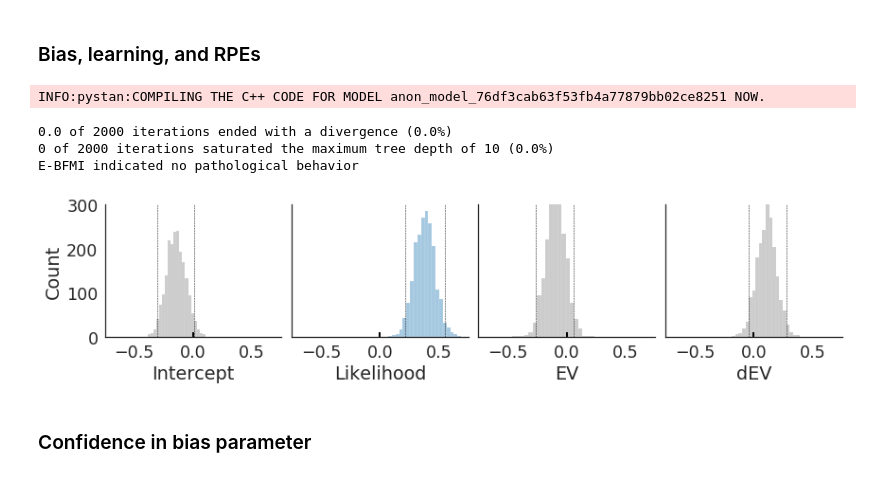
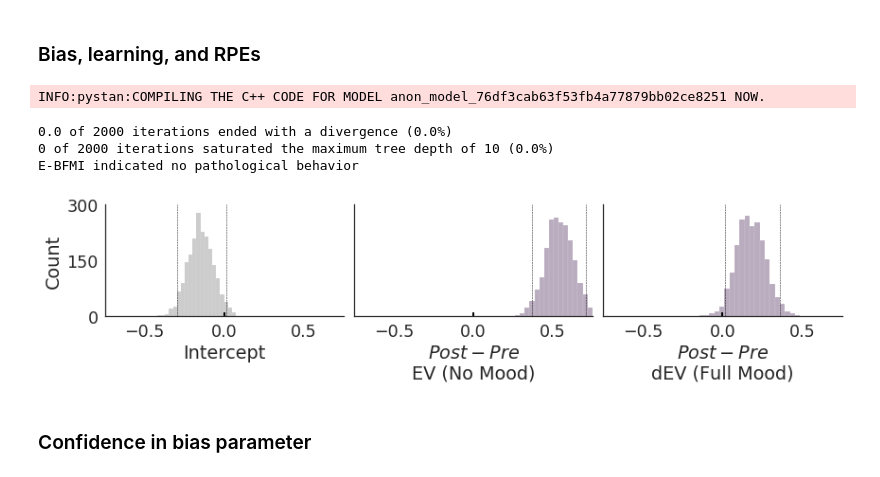
Before and after one commit to szorowi1/pni-rotations, a Jupyter notebook: 5_centeredRL.ipynb, the cells around one changed output. Cells and saved outputs as stored; diff of their text form; code cells hidden in the pictures.

```diff
--- a/5_centeredRL.ipynb
+++ b/5_centeredRL.ipynb
@@ -505,30 +505,37 @@ for ix in np.arange(2):
 ### Compute block differences.
 #~~~~~~~~~~~~~~~~~~~~~~~~~~~~~~~~~~~~~~~~~~#
 
-## Sum RPEs within blocks.
-Q = Q.reshape(2,fit['N'],3,3).sum(axis=-1)
+## Reshape.
+Q = Q.reshape(2,fit['N'],3,3)
 
 ## Compute difference across blocks.
-b12 = Q[...,1] - Q[...,0]
-b13 = Q[...,2] - Q[...,0]
-_, n_subject = b12.shape
+b12 = (Q[:,:,1] - Q[:,:,0]).reshape(2, fit['N'] * 3)
+b13 = (Q[:,:,2] - Q[:,:,0]).reshape(2, fit['N'] * 3)
 
 ## Assemble into DataFrame.
-b12 = DataFrame(np.vstack([np.arange(n_subject)+1, np.zeros(n_subject), *b12]).T,
-                columns=['Subject','Block','No Mood','Full Mood'])
-b13 = DataFrame(np.vstack([np.arange(n_subject)+1, np.ones(n_subject), *b13]).T,
-                columns=['Subject','Block','No Mood','Full Mood'])
+b12 = DataFrame(np.vstack([np.repeat(np.arange(fit['N']), 3).astype(int)+1,
+                           np.zeros(b12.shape[-1]),
+                           np.concatenate([[20,40,60] for _ in np.arange(fit['N'])]).astype(int),
+                           *b12]).T,
+                columns=['Subject','Block','Machine','No Mood','Full Mood'])
+
+b13 = DataFrame(np.vstack([np.repeat(np.arange(fit['N']), 3).astype(int)+1,
+                           np.ones(b13.shape[-1]),
+                           np.concatenate([[20,40,60] for _ in np.arange(fit['N'])]).astype(int),
+                           *b13]).T,
+                columns=['Subject','Block','Machine','No Mood','Full Mood'])
+
 Q = concat([b12,b13])
 
 ## Merge with block preference data.
 df = read_csv('data/moodRL_preferences.csv')
-df = df.merge(Q, on=['Subject','Block'])
+df = df.merge(Q, on=['Subject','Block','Machine'])
 
 ## Compute difference between model predictions.
 df['delta'] = df['Full Mood'] - df['No Mood']
 
 ## Z-score.
-for col in ['No Mood', 'Full Mood', 'delta']: df[col] = zscore(df[col])
+for col in ['Likelihood', 'No Mood', 'Full Mood', 'delta']: df[col] = zscore(df[col])
 
 #~~~~~~~~~~~~~~~~~~~~~~~~~~~~~~~~~~~~~~~~~~#
 ### Fit model with Stan.
@@ -539,7 +546,6 @@ X = np.vstack([
 
         ## Main effects.
         np.ones(df.shape[0]),
-        df.Likelihood.values,
         df['No Mood'].values,
         df.delta.values
 
@@ -559,39 +565,39 @@ check_div(fit); check_treedepth(fit); check_energy(fit)
 #~~~~~~~~~~~~~~~~~~~~~~~~~~~~~~~~~~~~~~~~~~#
 
 ## Extract parameters.
 extract = fit.extract()
 beta = extract['beta']
 
 ## Initialize canvas.
-fig, axes = plt.subplots(1, 4, figsize=(12,3), sharey=True)
+fig, axes = plt.subplots(1, 3, figsize=(12,3), sharey=True)
 
 ## Plot.
-labels = ['Intercept', 'Likelihood', 'EV', 'dEV']
+labels = ['Intercept', '$Post - Pre$\nEV (No Mood)', '$Post - Pre$\ndEV (Full Mood)']
 
-for i, ax, arr, label in zip(range(4), axes, beta.T, labels):
+for i, ax, arr, label in zip(range(3), axes, beta.T, labels):
 
     ## Select color.
     lb, ub = HDIofMCMC(arr, 0.95)
     if np.logical_xor(lb > 0, ub > 0): color='grey'
-    else: color = '#1f77b4'
+    else: color = '#52315f'
 
     ## Plot.
     sns.distplot(arr, bins=20, kde=False, color=color, hist_kws=dict(edgecolor='w'), ax=ax)
 
     ## Plot HDI.
     ax.vlines([lb,ub],0,300,lw=0.5,linestyle='--')
     ax.vlines(0,0,10,lw=2,color='k')
     ax.set(xlim=(-0.75,0.75), ylim=(0,300), xlabel=label)
 
-axes[0].set(ylabel='Count')
+axes[0].set(yticks=[0,150,300], ylabel='Count')
 sns.despine()
 plt.tight_layout()
 # %% [output]
 INFO:pystan:COMPILING THE C++ CODE FOR MODEL anon_model_76df3cab63f53fb4a77879bb02ce8251 NOW.
 0.0 of 2000 iterations ended with a divergence (0.0%)
 0 of 2000 iterations saturated the maximum tree depth of 10 (0.0%)
 E-BFMI indicated no pathological behavior
-[figure, old version]
+[figure, new version]
 # %% [markdown]
 ### Confidence in bias parameter
 # %%
```
Also changed, not shown: parts of 9 cells of this notebook, 3 other files.
